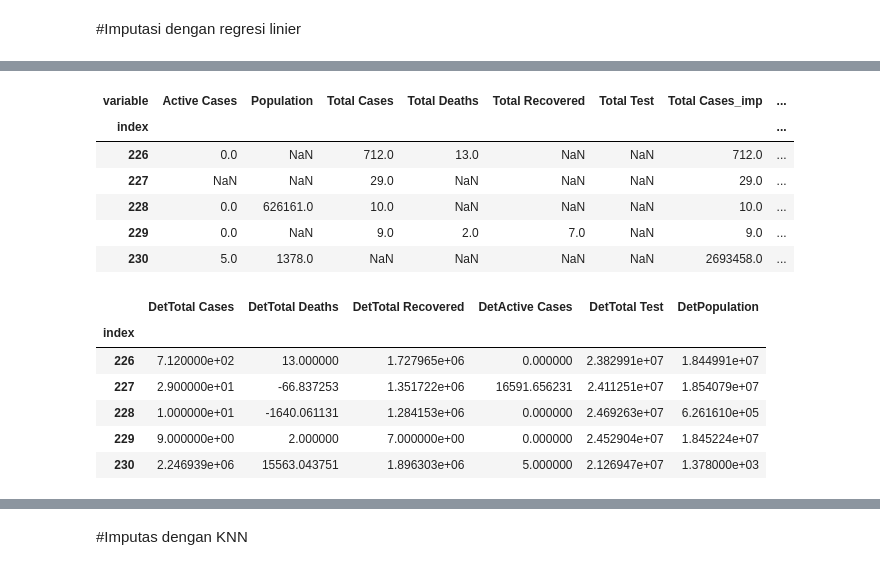
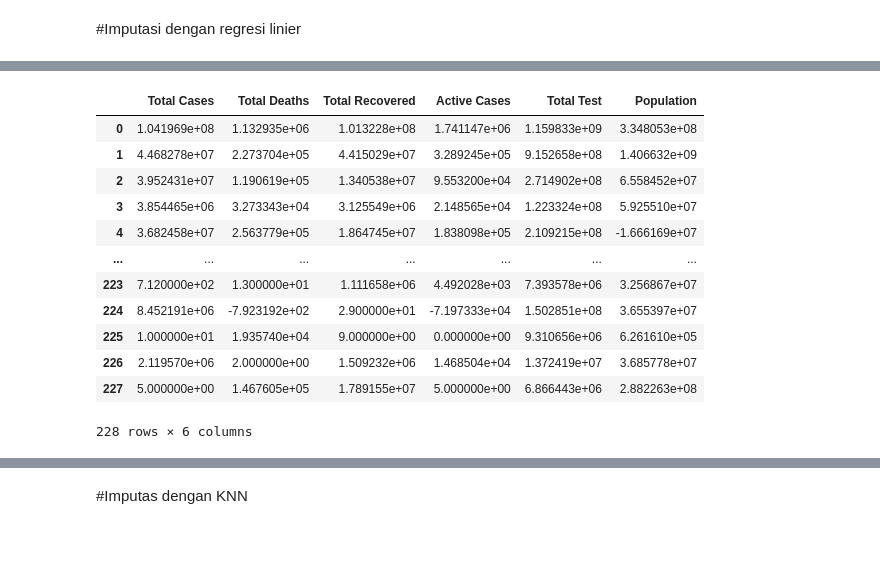
Before and after one commit to HabilAmardias/Data-imputation, a Jupyter notebook: Kelompok_7_Tugas_minggu_4_Sains_Data.ipynb, the cells around one changed output, grey strips where cells are left out. Cells and saved outputs as stored; diff of their text form; code cells hidden in the pictures; blank space fills up the shorter version.

```diff
--- a/Kelompok_7_Tugas_minggu_4_Sains_Data.ipynb
+++ b/Kelompok_7_Tugas_minggu_4_Sains_Data.ipynb
@@ -271,35 +288,33 @@ def random_imputation(df, feature):
 for feature in missing_columns:
     df4[feature + '_imp'] = df4[feature]
     df4 = random_imputation(df4, feature)
-# %%
-df4.tail()
-# %% [output]
-| variable | Active Cases | Population | Total Cases | Total Deaths | Total Recovered | Total Test | Total Cases_imp | ... |
-| index |  |  |  |  |  |  |  | ... |
-| 226 | 0.0 | NaN | 712.0 | 13.0 | NaN | NaN | 712.0 | ... |
-| 227 | NaN | NaN | 29.0 | NaN | NaN | NaN | 29.0 | ... |
-| 228 | 0.0 | 626161.0 | 10.0 | NaN | NaN | NaN | 10.0 | ... |
-| 229 | 0.0 | NaN | 9.0 | 2.0 | 7.0 | NaN | 9.0 | ... |
-| 230 | 5.0 | 1378.0 | NaN | NaN | NaN | NaN | 2693458.0 | ... |
 # %%
-deter_data = pd.DataFrame(columns = ["Det" + name for name in missing_columns])
+deter_data = pd.DataFrame(columns = [name for name in missing_columns])
 for feature in missing_columns:
 
-    deter_data["Det" + feature] = df4[feature + "_imp"]
+    deter_data[feature] = df4[feature + "_imp"]
     parameters = list(set(df4.columns) - set(missing_columns) - {feature + '_imp'})
     model = LinearRegression()
     model.fit(X = df4[parameters], y = df4[feature + '_imp'])
-    deter_data.loc[df4[feature].isnull(), "Det" + feature] = model.predict(df4[parameters])[df4[feature].isnull()]
+    deter_data.loc[df4[feature].isnull(), feature] = model.predict(df4[parameters])[df4[feature].isnull()]
-# %%
-deter_data.tail()
-# %% [output]
-|  | DetTotal Cases | DetTotal Deaths | DetTotal Recovered | DetActive Cases | DetTotal Test | DetPopulation |
-| index |  |  |  |  |  |  |
-| 226 | 7.120000e+02 | 13.000000 | 1.727965e+06 | 0.000000 | 2.382991e+07 | 1.844991e+07 |
-| 227 | 2.900000e+01 | -66.837253 | 1.351722e+06 | 16591.656231 | 2.411251e+07 | 1.854079e+07 |
-| 228 | 1.000000e+01 | -1640.061131 | 1.284153e+06 | 0.000000 | 2.469263e+07 | 6.261610e+05 |
-| 229 | 9.000000e+00 | 2.000000 | 7.000000e+00 | 0.000000 | 2.452904e+07 | 1.845224e+07 |
-| 230 | 2.246939e+06 | 15563.043751 | 1.896303e+06 | 5.000000 | 2.126947e+07 | 1.378000e+03 |
+# %%
+deter_data=deter_data.reset_index()
+deter_data=deter_data.drop(['index'],axis=1)
+deter_data
+# %% [output]
+|  | Total Cases | Total Deaths | Total Recovered | Active Cases | Total Test | Population |
+| 0 | 1.041969e+08 | 1.132935e+06 | 1.013228e+08 | 1.741147e+06 | 1.159833e+09 | 3.348053e+08 |
+| 1 | 4.468278e+07 | 2.273704e+05 | 4.415029e+07 | 3.289245e+05 | 9.152658e+08 | 1.406632e+09 |
+| 2 | 3.952431e+07 | 1.190619e+05 | 1.340538e+07 | 9.553200e+04 | 2.714902e+08 | 6.558452e+07 |
+| 3 | 3.854465e+06 | 3.273343e+04 | 3.125549e+06 | 2.148565e+04 | 1.223324e+08 | 5.925510e+07 |
+| 4 | 3.682458e+07 | 2.563779e+05 | 1.864745e+07 | 1.838098e+05 | 2.109215e+08 | -1.666169e+07 |
+| ... | ... | ... | ... | ... | ... | ... |
+| 223 | 7.120000e+02 | 1.300000e+01 | 1.111658e+06 | 4.492028e+03 | 7.393578e+06 | 3.256867e+07 |
+| 224 | 8.452191e+06 | -7.923192e+02 | 2.900000e+01 | -7.197333e+04 | 1.502851e+08 | 3.655397e+07 |
+| 225 | 1.000000e+01 | 1.935740e+04 | 9.000000e+00 | 0.000000e+00 | 9.310656e+06 | 6.261610e+05 |
+| 226 | 2.119570e+06 | 2.000000e+00 | 1.509232e+06 | 1.468504e+04 | 1.372419e+07 | 3.685778e+07 |
+| 227 | 5.000000e+00 | 1.467605e+05 | 1.789155e+07 | 5.000000e+00 | 6.866443e+06 | 2.882263e+08 |
+228 rows × 6 columns
 # %%
 deter_data.isnull().sum()
 # %% [output]
```
Also changed, not shown: parts of 17 cells of this notebook.
